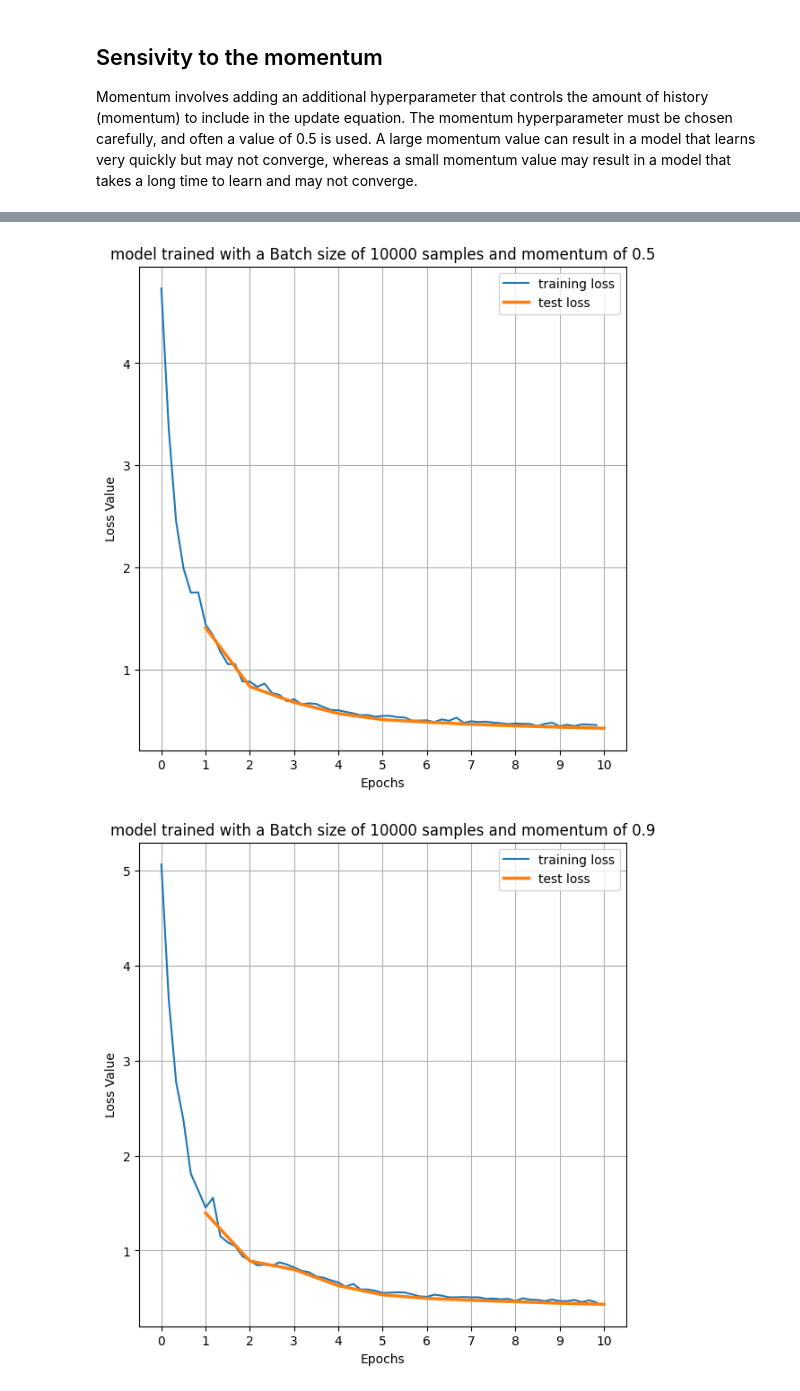
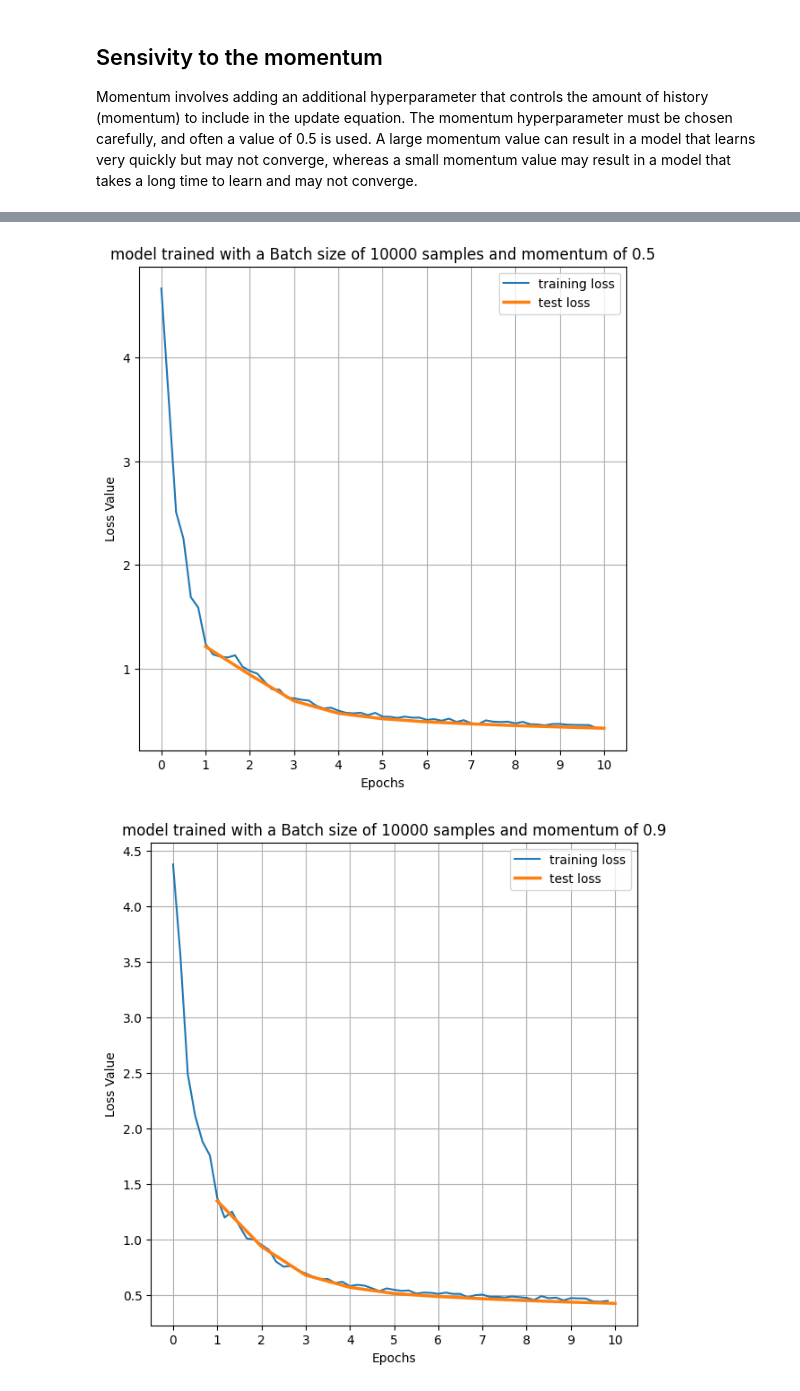
Before and after one commit to JedMoutahir/Travail-SN-ENSEEIHT, a Jupyter notebook: 2A/Optimisation2/TP3/MNIST_eleve.ipynb, the cells around one changed output, grey strips where cells are left out. Drawn from its saved outputs; the diff is of its cells as text; code cells hidden in the pictures.

```diff
--- a/2A/Optimisation2/TP3/MNIST_eleve.ipynb
+++ b/2A/Optimisation2/TP3/MNIST_eleve.ipynb
@@ -531,7 +531,7 @@ for momentum in [0.,0.5,0.9]:
             train_loss = 0
             grad = np.zeros((10,Xtrain.shape[1]))
             for i in batch:
-                ce, gradtemp, pred = f(w,Xtrain[i],targets_train[i])
+                ce, gradtemp, pred = f(w + momentum*(w-wold),Xtrain[i],targets_train[i])
                 grad += gradtemp.reshape(10,Xtrain.shape[1])
                 train_loss += ce
                 train_acc  += np.argmax(pred)==np.argmax(targets_train[i])
@@ -622,2 +622,2 @@ Epoch number : 10 test accuracy: 0.8712 test loss 0.4358646646938184
-[figure, old version]
+[figure, new version]
-[figure, old version]
+[figure, new version]
```
Also changed, not shown: parts of 1 cell of this notebook.
